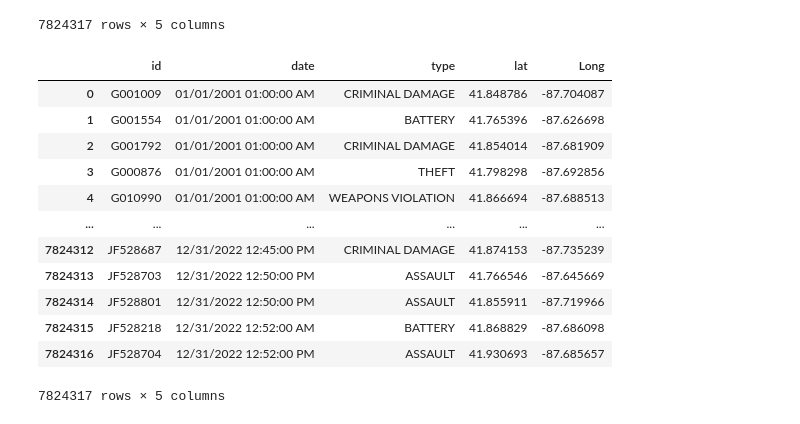
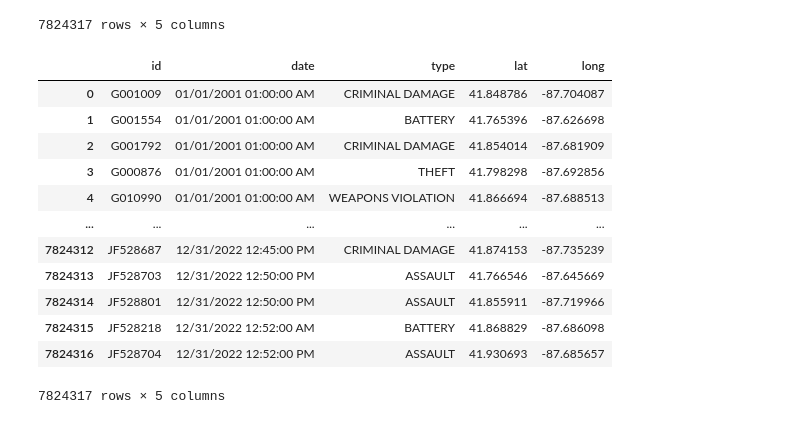
Before and after one commit to evanameyer1/Machine-Learning-Crime-Prediction-Application, a Jupyter notebook: code/data_cleaning.ipynb, the cells around one changed output. Cells and saved outputs as stored; diff of their text form; code cells hidden in the pictures.

```diff
--- a/code/data_cleaning.ipynb
+++ b/code/data_cleaning.ipynb
@@ -140,10 +129,10 @@ unclean_crime
 | 7824316 | JF528704 | 12/31/2022 12:52:00 PM | ASSAULT | 41.930693 | -87.685657 |
 7824317 rows × 5 columns
 # %%
-unclean_crime = unclean_crime.rename(columns={'Case Number' : 'id', 'Date': 'date', 'Primary Type' : 'type', 'Latitude' : 'lat', 'Longitude' : 'Long'})
+unclean_crime = unclean_crime.rename(columns={'Case Number' : 'id', 'Date': 'date', 'Primary Type' : 'type', 'Latitude' : 'lat', 'Longitude' : 'long'})
 unclean_crime
 # %% [output]
-|  | id | date | type | lat | Long |
+|  | id | date | type | lat | long |
 | 0 | G001009 | 01/01/2001 01:00:00 AM | CRIMINAL DAMAGE | 41.848786 | -87.704087 |
 | 1 | G001554 | 01/01/2001 01:00:00 AM | BATTERY | 41.765396 | -87.626698 |
 | 2 | G001792 | 01/01/2001 01:00:00 AM | CRIMINAL DAMAGE | 41.854014 | -87.681909 |
```
Also changed, not shown: parts of 48 cells of this notebook, 2 other files.
